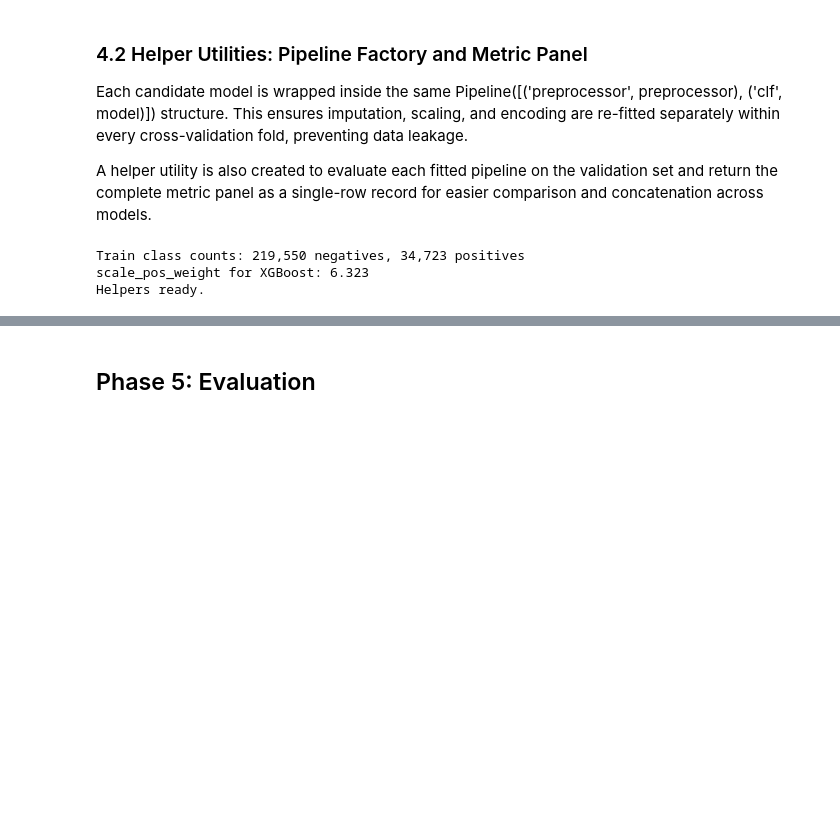
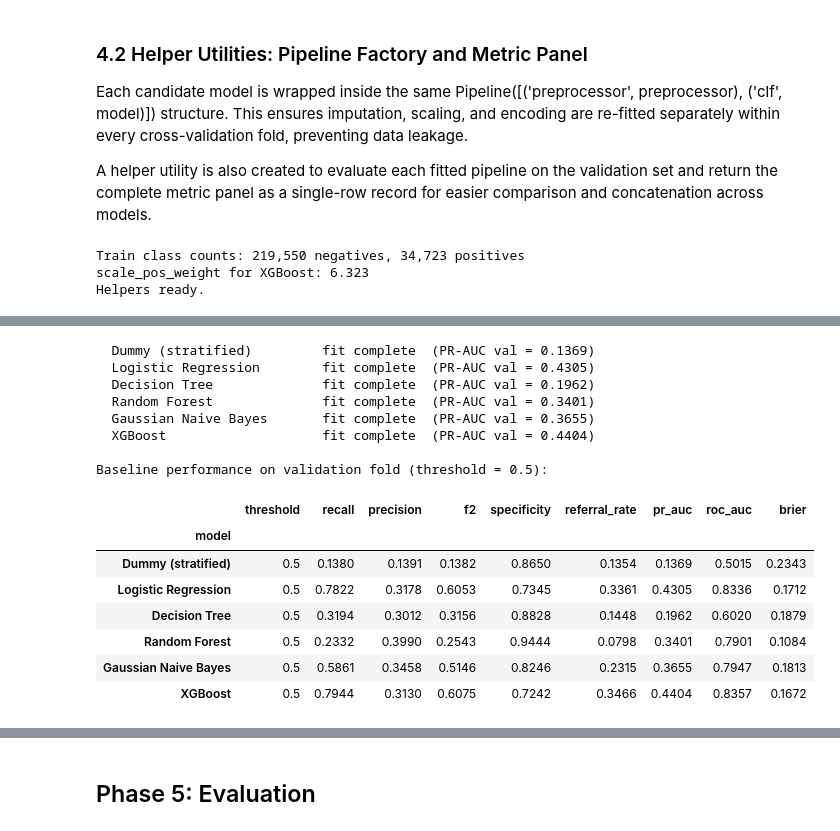
Before and after one commit to sakinahalizzah/diabetes-prediction, a Jupyter notebook: diabetes_prediction.ipynb, the cells around one changed output, grey strips where cells are left out. Drawn from its saved outputs; the diff is of its cells as text; code cells hidden in the pictures; blank space fills up the shorter version.

```diff
--- a/diabetes_prediction.ipynb
+++ b/diabetes_prediction.ipynb
@@ -1408,0 +1418,48 @@ Helpers ready.
+# %%
+candidates = {
+    'Dummy (stratified)':   DummyClassifier(strategy='stratified', random_state=42),
+    'Logistic Regression':  LogisticRegression(max_iter=2000, class_weight='balanced',
+                                                random_state=42, n_jobs=-1),
+    'Decision Tree':        DecisionTreeClassifier(class_weight='balanced',
+                                                    random_state=42),
+    'Random Forest':        RandomForestClassifier(n_estimators=300, class_weight='balanced',
+                                                    n_jobs=-1, random_state=42),
+    'Gaussian Naive Bayes': GaussianNB(),
+    'XGBoost':              XGBClassifier(n_estimators=300, learning_rate=0.1,
+                                           max_depth=6, scale_pos_weight=SCALE_POS_WEIGHT,
+                                           eval_metric='aucpr', tree_method='hist',
+                                           n_jobs=-1, random_state=42),
+}
+
+baseline_results = []
+baseline_pipes   = {}
+baseline_probas  = {}
+
+for name, clf in candidates.items():
+    row, pipe, y_proba = fit_and_score(name, clf, X_train, y_train, X_val, y_val,
+                                        threshold=0.5)
+    baseline_results.append(row)
+    baseline_pipes[name]  = pipe
+    baseline_probas[name] = y_proba
+    print(f'  {name:25s}  fit complete  (PR-AUC val = {row["pr_auc"]:.4f})')
+
+baseline_df = pd.DataFrame(baseline_results).set_index('model')
+print('\nBaseline performance on validation fold (threshold = 0.5):')
+baseline_df.round(4)
+# %% [output]
+  Dummy (stratified)         fit complete  (PR-AUC val = 0.1369)
+  Logistic Regression        fit complete  (PR-AUC val = 0.4305)
+  Decision Tree              fit complete  (PR-AUC val = 0.1962)
+  Random Forest              fit complete  (PR-AUC val = 0.3401)
+  Gaussian Naive Bayes       fit complete  (PR-AUC val = 0.3655)
+  XGBoost                    fit complete  (PR-AUC val = 0.4404)
+
+Baseline performance on validation fold (threshold = 0.5):
+|  | threshold | recall | precision | f2 | specificity | referral_rate | pr_auc | roc_auc | brier |
+| model |  |  |  |  |  |  |  |  |  |
+| Dummy (stratified) | 0.5 | 0.1380 | 0.1391 | 0.1382 | 0.8650 | 0.1354 | 0.1369 | 0.5015 | 0.2343 |
+| Logistic Regression | 0.5 | 0.7822 | 0.3178 | 0.6053 | 0.7345 | 0.3361 | 0.4305 | 0.8336 | 0.1712 |
+| Decision Tree | 0.5 | 0.3194 | 0.3012 | 0.3156 | 0.8828 | 0.1448 | 0.1962 | 0.6020 | 0.1879 |
+| Random Forest | 0.5 | 0.2332 | 0.3990 | 0.2543 | 0.9444 | 0.0798 | 0.3401 | 0.7901 | 0.1084 |
+| Gaussian Naive Bayes | 0.5 | 0.5861 | 0.3458 | 0.5146 | 0.8246 | 0.2315 | 0.3655 | 0.7947 | 0.1813 |
+| XGBoost | 0.5 | 0.7944 | 0.3130 | 0.6075 | 0.7242 | 0.3466 | 0.4404 | 0.8357 | 0.1672 |
```
Also changed, not shown: parts of 12 cells of this notebook, 1 other file.
